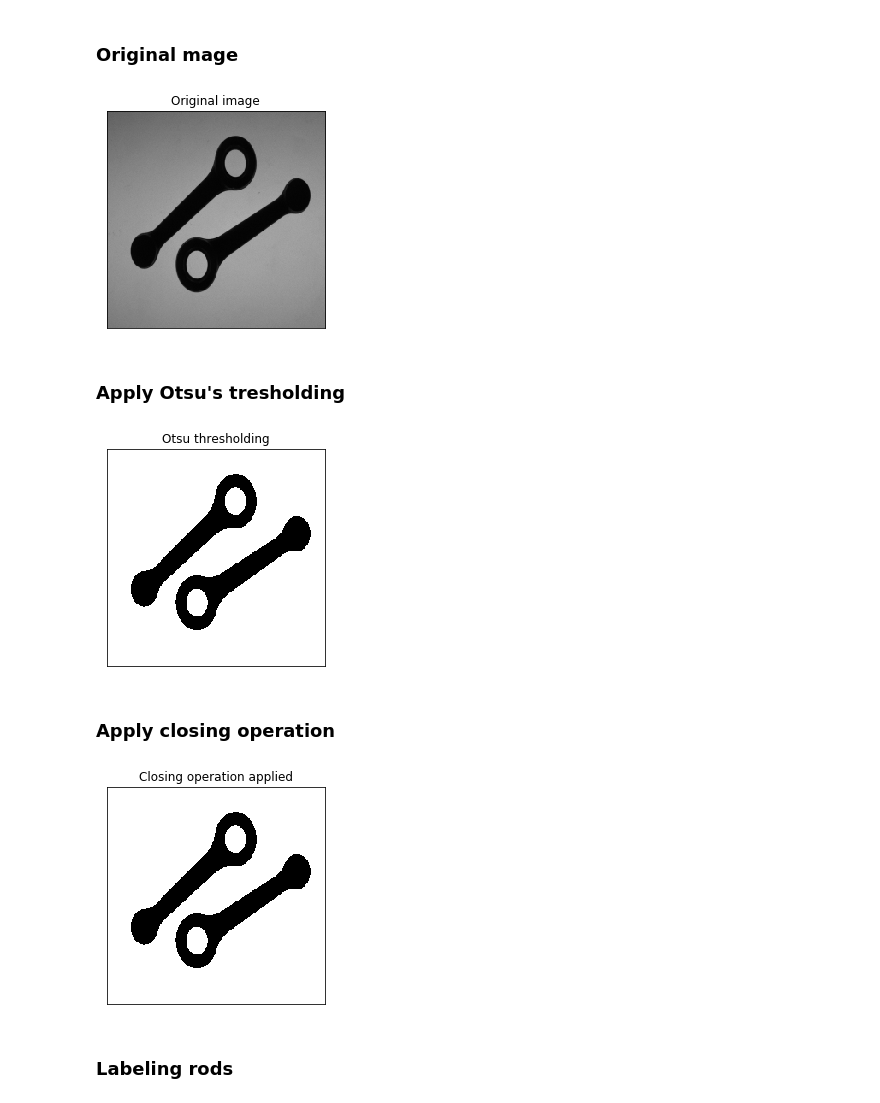
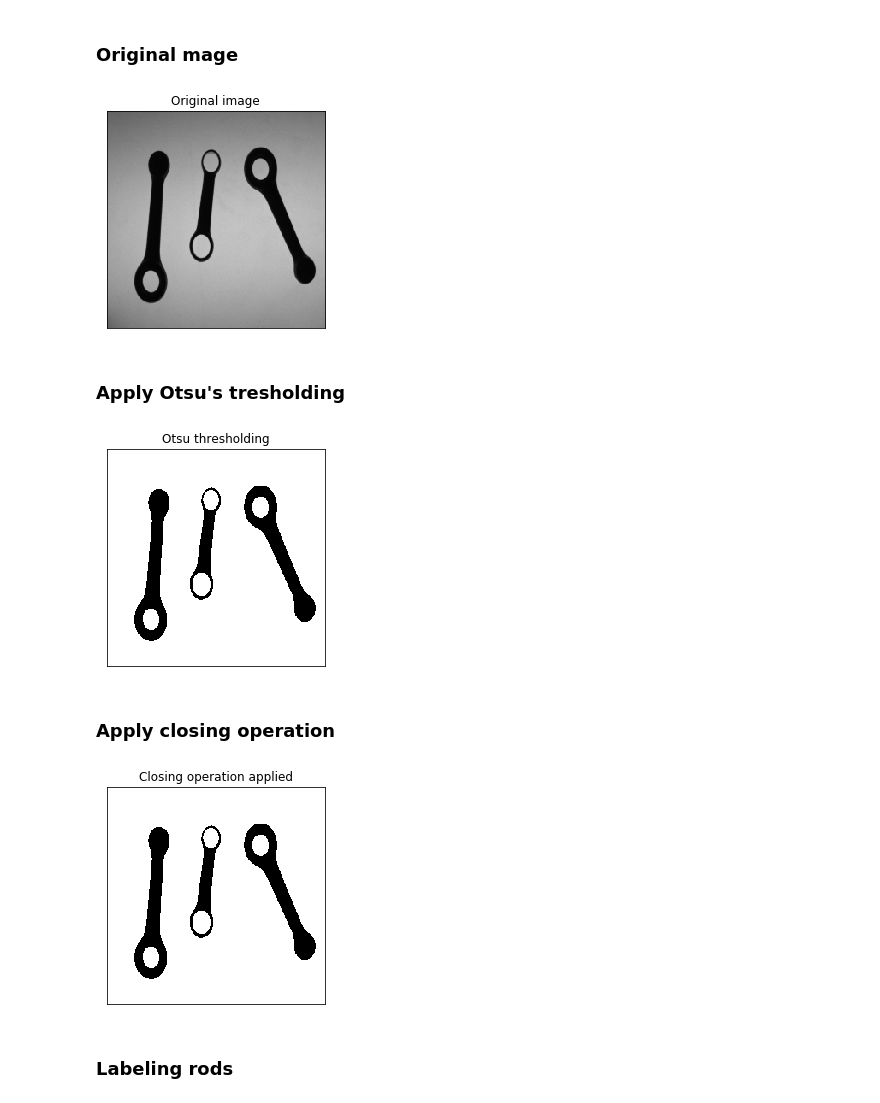
Before and after one commit to pptr3/connecting-rods, a Jupyter notebook: Connecting Rods.ipynb, the cells around one changed output. Saved outputs shown, nothing was run; the diff lists cells and outputs as text; code cells hidden in the pictures.

```diff
--- a/Connecting Rods.ipynb
+++ b/Connecting Rods.ipynb
@@ -5,15 +5,16 @@
 # %%
 import cv2 as cv
 import numpy as np
 from matplotlib import pyplot as plt
 plt.figure(figsize=(4,4))
 
-img = cv.imread('testImages/Tesi33.bmp',0)
+original_img = cv.imread('testImages/TESI01.BMP',0)
+img = original_img.copy()
 plt.imshow(img, cmap='gray',vmin=0,vmax=255)
 plt.title('Original image'), plt.xticks([]), plt.yticks([])
 plt.show()
 # %% [output]
-[figure, old version]
+[figure, new version]
 # %% [markdown]
 ### Apply Otsu's tresholding
 # %%
@@ -24,7 +25,7 @@ plt.imshow(imgf,cmap = 'gray')
 plt.title('Otsu thresholding'), plt.xticks([]), plt.yticks([])
 plt.show()
 # %% [output]
-[figure, old version]
+[figure, new version]
 # %% [markdown]
 ### Apply closing operation
 # %%
@@ -34,7 +35,7 @@ plt.imshow(closing,cmap = 'gray')
 plt.title('Closing operation applied'), plt.xticks([]), plt.yticks([])
 plt.show()
 # %% [output]
-[figure, old version]
+[figure, new version]
 # %% [markdown]
 ### Labeling rods
 # %%
```
Also changed, not shown: parts of 5 cells of this notebook, 1 other file.
